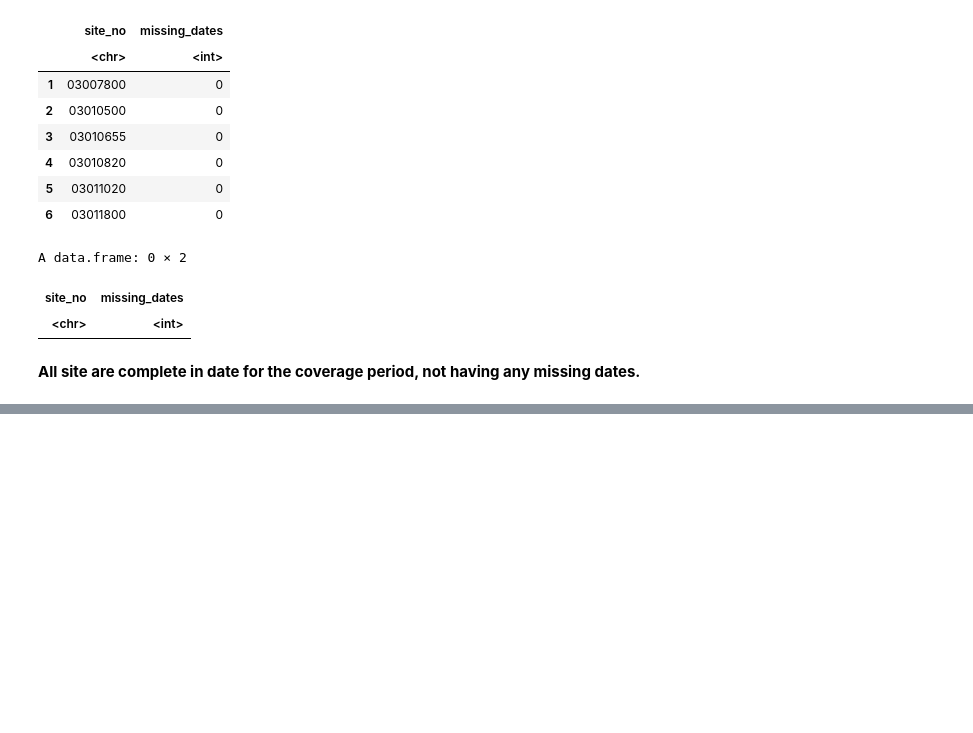
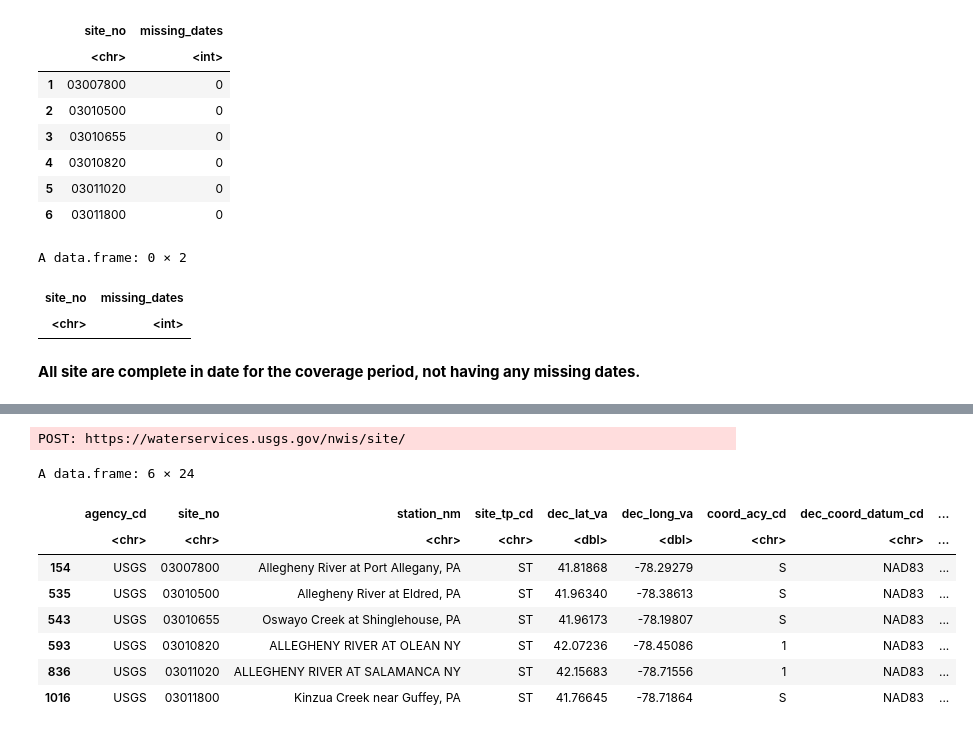
Before and after one commit to vpalvesalan/ML-ModClark-IUH-Model, a Jupyter notebook: notebooks/data_donwload/4_streaflow_download.ipynb, the cells around one changed output, grey strips where cells are left out. Cells and saved outputs as stored; diff of their text form; code cells hidden in the pictures; blank space fills up the shorter version.

Commit message:
Get streamflow station geolocation; salve file locally

```diff
--- a/notebooks/data_donwload/4_streaflow_download.ipynb
+++ b/notebooks/data_donwload/4_streaflow_download.ipynb
@@ -794,0 +854,18 @@ A data.frame: 0 × 2
+# %%
+# Download streamflow data for all sites with geolocation data
+site_numbers <- stations$STAID
+stations_info <- get_usgs_coverage(site_numbers = site_numbers)
+# %% [output]
+POST: https://waterservices.usgs.gov/nwis/site/
+# %%
+head(stations_info)
+# %% [output]
+A data.frame: 6 × 24
+|  | agency_cd | site_no | station_nm | site_tp_cd | dec_lat_va | dec_long_va | coord_acy_cd | dec_coord_datum_cd | ... |
+|  | <chr> | <chr> | <chr> | <chr> | <dbl> | <dbl> | <chr> | <chr> | ... |
+| 154 | USGS | 03007800 | Allegheny River at Port Allegany, PA | ST | 41.81868 | -78.29279 | S | NAD83 | ... |
+| 535 | USGS | 03010500 | Allegheny River at Eldred, PA | ST | 41.96340 | -78.38613 | S | NAD83 | ... |
+| 543 | USGS | 03010655 | Oswayo Creek at Shinglehouse, PA | ST | 41.96173 | -78.19807 | S | NAD83 | ... |
+| 593 | USGS | 03010820 | ALLEGHENY RIVER AT OLEAN NY | ST | 42.07236 | -78.45086 | 1 | NAD83 | ... |
+| 836 | USGS | 03011020 | ALLEGHENY RIVER AT SALAMANCA NY | ST | 42.15683 | -78.71556 | 1 | NAD83 | ... |
+| 1016 | USGS | 03011800 | Kinzua Creek near Guffey, PA | ST | 41.76645 | -78.71864 | S | NAD83 | ... |
```
Also changed, not shown: parts of 9 cells of this notebook.
